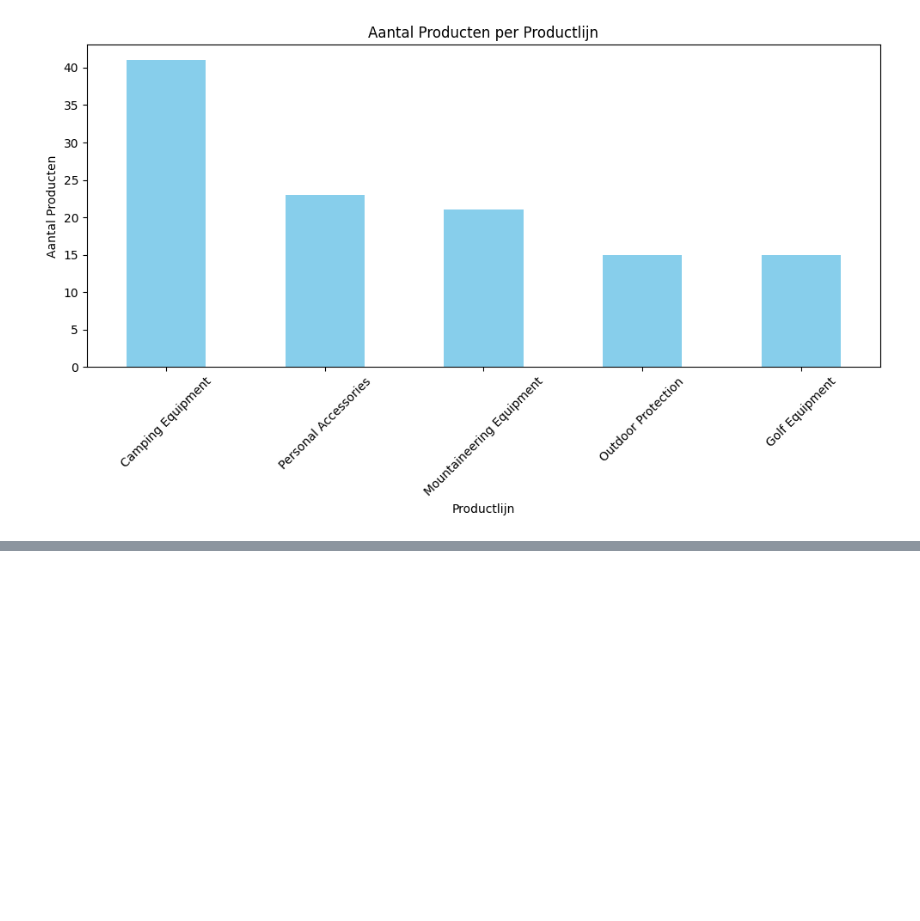
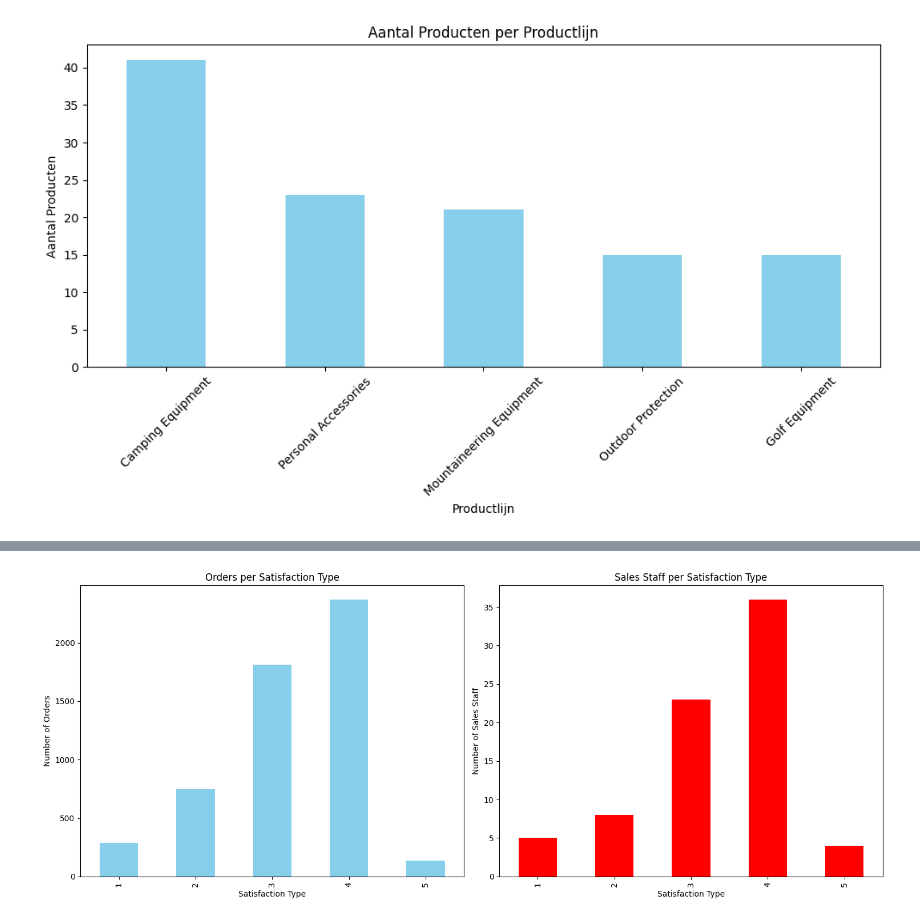
Before and after one commit to OutworldToast/Data-Warehouse, a Jupyter notebook: DataWarehouse.ipynb, the cells around one changed output, grey strips where cells are left out. Drawn from its saved outputs; the diff is of its cells as text; code cells hidden in the pictures; blank space fills up the shorter version.

```diff
--- a/DataWarehouse.ipynb
+++ b/DataWarehouse.ipynb
@@ -858,0 +785,9 @@ order_dw
+# %%
+order_per_satisfaction = pd.merge(
+    order_dw[['ORDER_NUMBER', 'SALES_STAFF_CODE']],
+    sales_staff_dw[['SALES_STAFF_SALES_STAFF_CODE']],
+    left_on='SALES_STAFF_CODE', right_on='SALES_STAFF_SALES_STAFF_CODE', how='inner'
+    ).merge(
+        satisfaction_dw[['SALES_STAFF_CODE', 'SATISFACTION_TYPE_CODE']],
+        on='SALES_STAFF_CODE' , how='inner').drop_duplicates(subset='ORDER_NUMBER', ignore_index=True)
+order_per_satisfaction
@@ -858,0 +808,26 @@ order_dw
+# %%
+order_per_satisfaction_grouped = order_per_satisfaction.groupby('SATISFACTION_TYPE_CODE')['ORDER_NUMBER'].count()
+staff_per_satisfaction_grouped = order_per_satisfaction.groupby('SATISFACTION_TYPE_CODE')['SALES_STAFF_CODE'].nunique()
+
+
+# Create subplots with two columns
+fig, axes = plt.subplots(nrows=1, ncols=2, figsize=(15, 6))
+
+# Plot order per satisfaction
+order_per_satisfaction_grouped.plot.bar(ax=axes[0], color='skyblue')
+axes[0].set_title('Orders per Satisfaction Type')
+axes[0].set_xlabel('Satisfaction Type')
+axes[0].set_ylabel('Number of Orders')
+axes[0].tick_params(axis='y', rotation=0)
+
+# Plot staff per satisfaction
+staff_per_satisfaction_grouped.plot.bar(ax=axes[1], color='red')
+axes[1].set_title('Sales Staff per Satisfaction Type')
+axes[1].set_xlabel('Satisfaction Type')
+axes[1].set_ylabel('Number of Sales Staff')
+axes[1].tick_params(axis='y', rotation=0)
+
+plt.tight_layout()
+plt.show()
+# %% [output]
+[figure, added]
```
Also changed, not shown: parts of 17 cells of this notebook, 1 other file.
